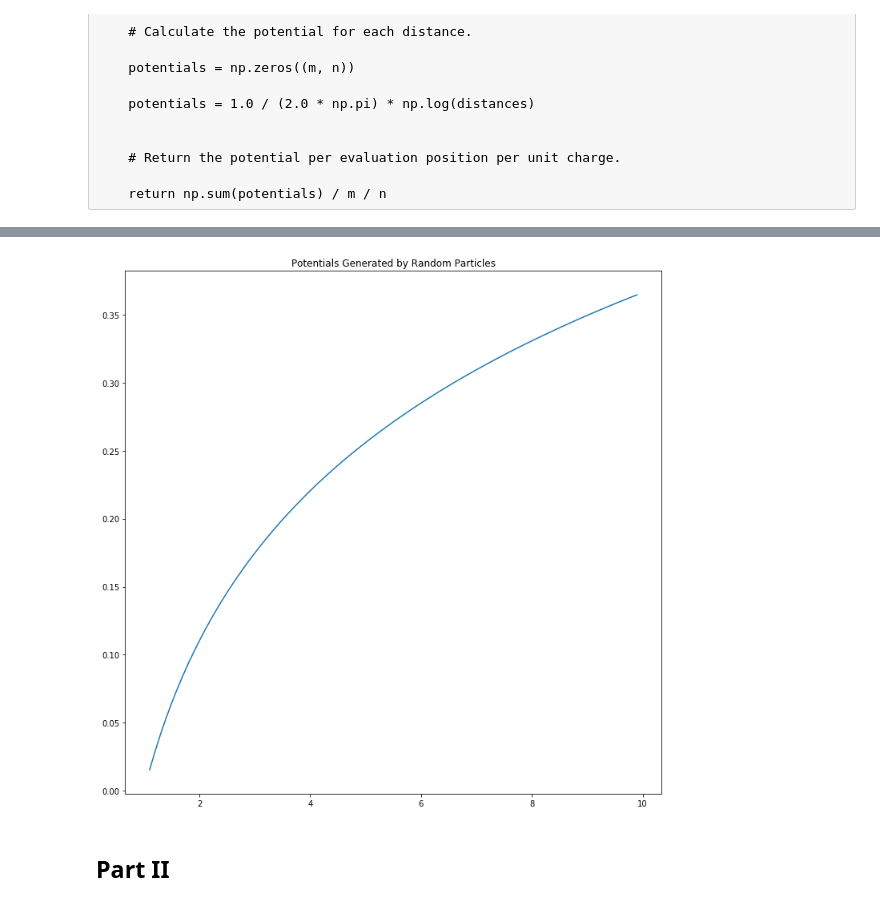
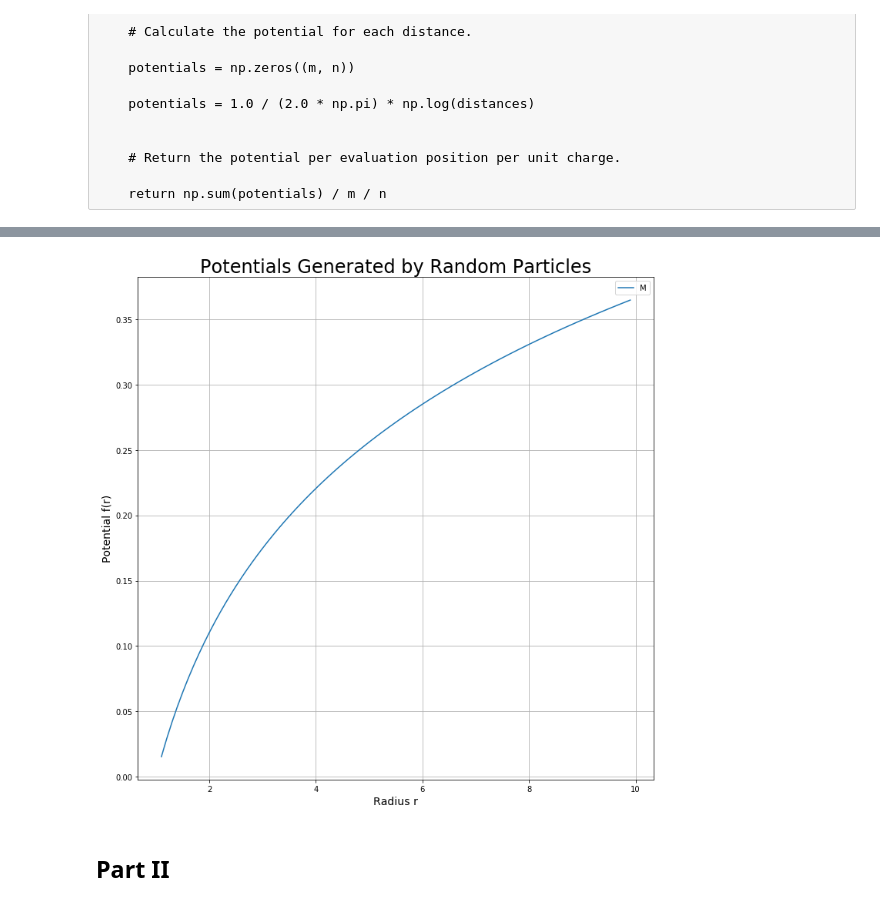
Before and after one commit to johnduffymsc/PHAS0102, a Jupyter notebook: assignment-1.ipynb, the cells around one changed output, grey strips where cells are left out. Drawn from its saved outputs; the diff is of its cells as text; code cells hidden in the pictures.

```diff
--- a/assignment-1.ipynb
+++ b/assignment-1.ipynb
@@ -135,7 +135,7 @@ class Timer:
 
 # Number of trials.
 
-M = 1000
+M = 10000
 
 
 # Grid size, N x N.
@@ -394,3 +399,14 @@ def f(m, n, r):
     # Return the potential per evaluation position per unit charge.
 
     return np.sum(potentials) / m / n
+# %%
+a = np.array([0 + 1j * 0, 0 + 1j * 1, 0 - 1j * 1])
+b = np.array([1 + 1j * 0, 2 + 1j * 0, 3 + 1j * 0])
+
+print(np.linalg.norm(np.subtract.outer(a, b)))
+
+distances = np.absolute(np.subtract.outer(a, b))
+
+print(distances)
+
+print(np.sum(np.log(distances)))
@@ -397,5 +419,5 @@ def f(m, n, r):
 # %%
-def f(m, n, r):
+def f(m, n, r, plot=False):
     """
     This function evaluates f(r) with m equally spaced evaluation positions
     on a circle of radius r, and with n randomly positioned unit charges inside
@@ -419,6 +441,23 @@ def f(m, n, r):
         charge_positions[i] = np.random.random() * np.exp(1j * np.random.random() * (2.0 * np.pi))
 
 
+    # Visual sanity check.
+
+    if plot == True:
+
+        fig = plt.figure(figsize=(12.0, 12.0))
+
+        for i in range(m):
+            plt.polar(np.angle(evaluation_positions[i]), np.absolute(evaluation_positions[i]), 'ro')
+
+        for i in range(n):
+            plt.polar(np.angle(charge_positions[i]), np.absolute(charge_positions[i]), 'bo')
+
+        plt.title('Evaluation of Function f(m, n, r)', fontsize='14')
+
+        plt.show()
+
+
     # Calculate the distance between each evaluation position and charge position.
     # the Numpy ufunc subtract.outer() generates the complex number difference between
     # each evaluation position and each charge. The Numpy absolute() function then
@@ -489,19 +534,25 @@ Total time: 1.0188570022583008
 # %%
 %matplotlib inline
 
 import matplotlib.pyplot as plt
 
 fig = plt.figure(figsize=(12.0, 12.0))
 
 ax = fig.add_subplot(111)
 
 ax.plot(data[:,0], data[:,1])
 
-ax.set_title('Potentials Generated by Random Particles')
+ax.set_xlabel('Radius r', fontsize=14)
+ax.set_ylabel('Potential f(r)', fontsize=14)
 
+ax.set_title('Potentials Generated by Random Particles', fontsize=24)
+
+plt.legend(('M: 1000'), loc='upper right')
+
+plt.grid(True)
 plt.show()
 # %% [output]
-[figure, old version]
+[figure, new version]
 # %% [markdown]
 ## Part II
 # %%
```
Also changed, not shown: parts of 10 cells of this notebook.
